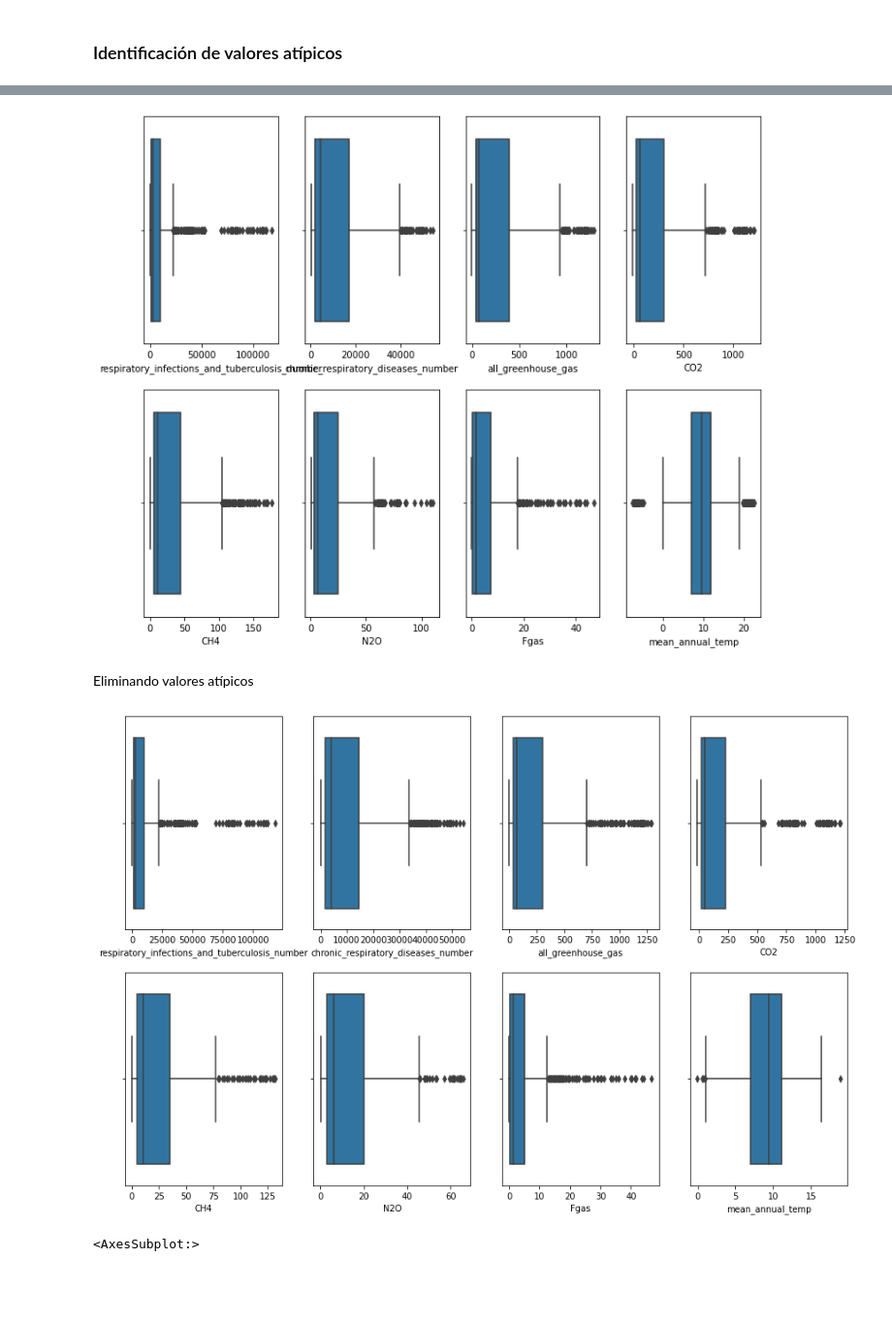
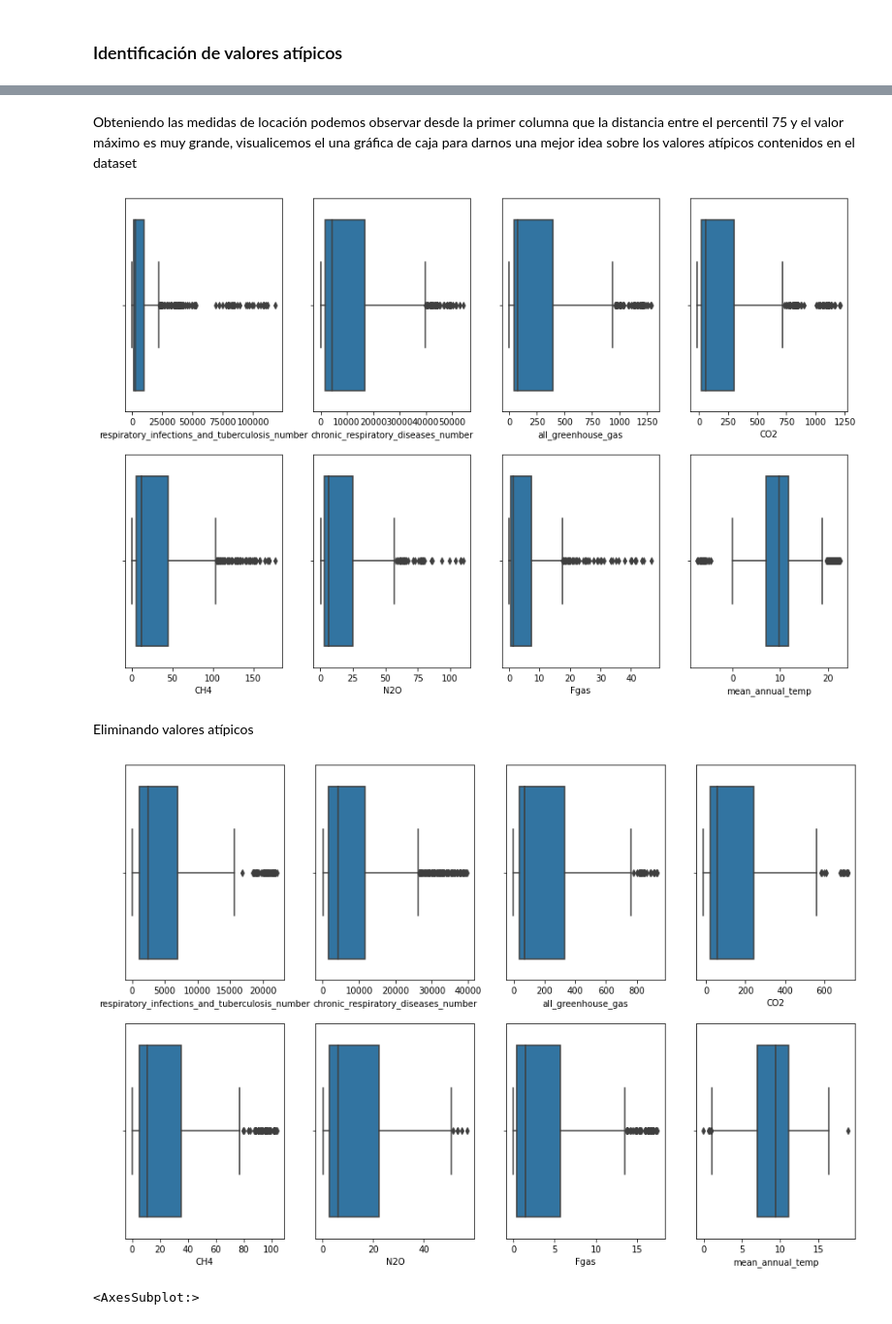
Before and after one commit to SanLnAlan/B2-Analisis-de-Datos-con-Python-2020-2021-Santander, a Jupyter notebook: Sesion-04/Postwork/postwork 4.ipynb, the cells around one changed output, grey strips where cells are left out. Shown at 97% size. Saved outputs shown, nothing was run; the diff lists cells and outputs as text; code cells hidden in the pictures; blank space fills up the shorter version.

```diff
--- a/Sesion-04/Postwork/postwork 4.ipynb
+++ b/Sesion-04/Postwork/postwork 4.ipynb
@@ -53,7 +53,7 @@ dtype: object
 #df['country'] = df['country'].astype('category')
 
 #Eliminando columna 'country'
-df_sin_pais = df.drop(columns='country')
+df = df.drop(columns='country')
 # %% [markdown]
 Corroboramos que las columnas efectivamente sean numéricas y revisamos que no contengan ningún NaN
 # %%
@@ -96,7 +96,7 @@ dtype: int64
 # %% [markdown]
 El dataset cuenta con distintas columnas que contienen información basada en otras columnas, por lo que se procederá a eliminarlas para evitar correlaciones redundantes
 # %%
-df_simp = df_sin_pais.drop(columns=['year','respiratory_infections_and_tuberculosis_percent','respiratory_infections_and_tuberculosis_rate','chronic_respiratory_diseases_percent','chronic_respiratory_diseases_rate','total_respiratory_diseases','total_diseases_percent']) #'all_greenhouse_gas'
+df_simp = df.drop(columns=['year','respiratory_infections_and_tuberculosis_percent','respiratory_infections_and_tuberculosis_rate','chronic_respiratory_diseases_percent','chronic_respiratory_diseases_rate','total_respiratory_diseases','total_diseases_percent']) #'all_greenhouse_gas'
 df_simp.dtypes
 # %% [output]
 respiratory_infections_and_tuberculosis_number      int64
@@ -151,16 +148,15 @@ Apoyándonos de la herramienta de una gráfica de tipo violín para analizar la
 # %%
-fig, ax = plt.subplots(2,4,sharey=True)
-columnas = list(df_simp.columns.values)
-
-fig.suptitle('Violinplots')
-
-k=0
-for i in [0,1]:
-    for j in [0,1,2,3]:
-        sns.violinplot(data=df_simp,x=columnas[k], ax=ax[i,j])
-        k+= 1
-
-plt.rcParams["figure.figsize"] = (15,10)
+# fig, ax = plt.subplots(2,4,sharey=True)
+#
+# fig.suptitle('Violinplots')
+#
+# k=0
+# for i in [0,1]:
+#     for j in [0,1,2,3]:
+#         sns.violinplot(data=df_simp,x=columnas[k], ax=ax[i,j])
+#         k+= 1
+#
+# plt.rcParams["figure.figsize"] = (15,10)
 
 
 
@@ -176,32 +182,41 @@ plt.rcParams["figure.figsize"] = (15,10)
+# %% [markdown]
+Obteniendo las medidas de locación podemos observar desde la primer columna que la distancia entre el percentil 75 y el valor máximo es muy grande, visualicemos el una gráfica de caja para darnos una mejor idea sobre los valores atípicos contenidos en el dataset
 # %%
 fig, ax1 = plt.subplots(2,4,sharey=True)
 k=0
+
+plt.rcParams["figure.figsize"] = (15,10)
+
 for i in [0,1]:
     for j in [0,1,2,3]:
         sns.boxplot(data=df_simp,x=columnas[k], ax=ax1[i,j])
         k+= 1
-
-plt.rcParams["figure.figsize"] = (15,10)
 # %% [output]
-[figure, old version]
+[figure, new version]
 # %% [markdown]
 Eliminando valores atípicos
 # %%
+dfs = []
+
 for columna in columnas:
     iqr = df_simp[columna].quantile(0.75) - df_simp[columna].quantile(0.25)
-    filtro_inferior = df[columna] > df[columna].quantile(0.25) - (iqr * 1.5)
-    filtro_superior = df[columna] < df[columna].quantile(0.75) + (iqr * 1.5)
+    filtro_inferior = df_simp[columna] > df_simp[columna].quantile(0.25) - (iqr * 1.5)
+    filtro_superior = df_simp[columna] < df_simp[columna].quantile(0.75) + (iqr * 1.5)
     df_filtrado = df_simp[filtro_inferior & filtro_superior]
+    dfs.append(df_filtrado)
+
 
 fig, ax1 = plt.subplots(2,4,sharey=True)
 k=0
+
 for i in [0,1]:
     for j in [0,1,2,3]:
-        sns.boxplot(data=df_filtrado,x=columnas[k], ax=ax1[i,j])
+        #sns.boxplot(data=df_filtrado,x=columnas[k], ax=ax1[i,j])
+        sns.boxplot(data=dfs[k],x=columnas[k], ax=ax1[i,j])
         k+= 1
 
 #ax = sns.boxplot(x=df_filtrado['total_respiratory_diseases'])
 #ax.set_title('Distribución filtrada de muertes por enfermedades respiratorias desde 1990 a 2018')
 #ax.set_xlabel('Cantidad de muertes')
 # %% [output]
-[figure, old version]
+[figure, new version]
```
Also changed, not shown: parts of 9 cells of this notebook, 5 other files.
